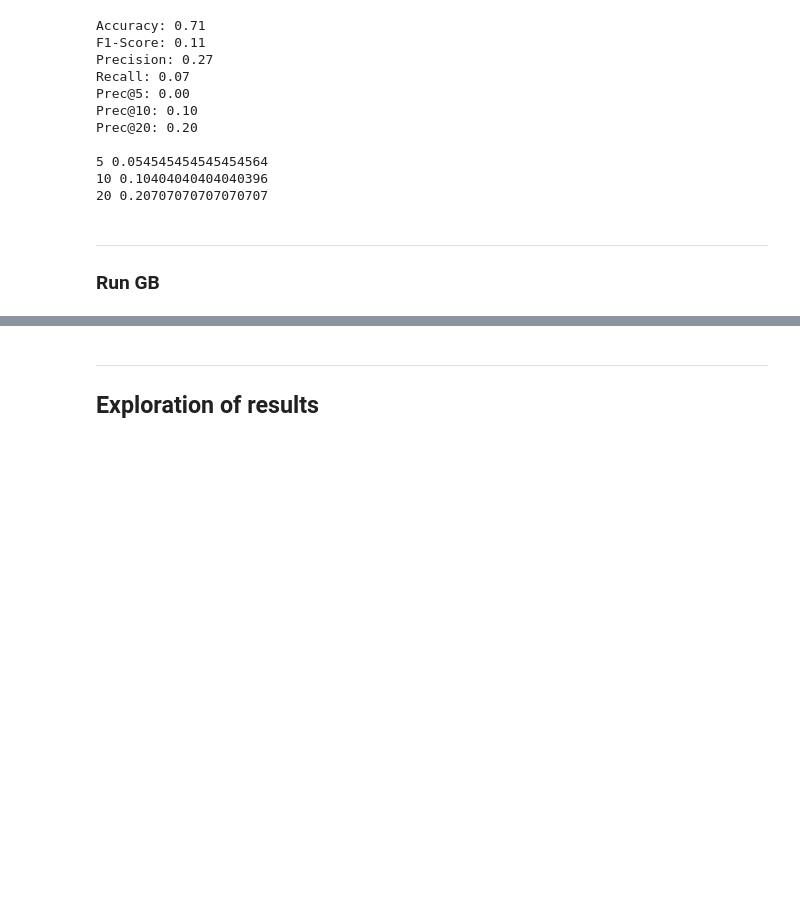
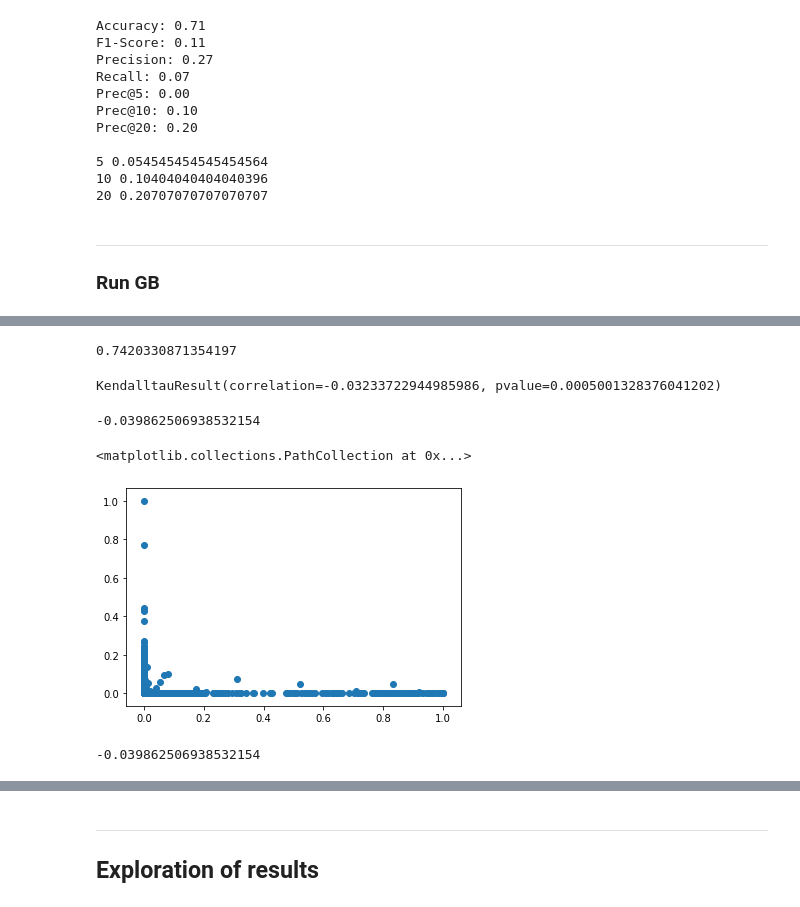
Before and after one commit to trouleau/var-wold, a Jupyter notebook: notebook/real-datasets/1-wt-email-Eu-core.ipynb, the cells around one changed output, grey strips where cells are left out. Drawn from its saved outputs; the diff is of its cells as text; code cells hidden in the pictures; blank space fills up the shorter version.

```diff
--- a/notebook/Data/1-wt-email-Eu-core.ipynb
+++ b/notebook/real-datasets/1-wt-email-Eu-core.ipynb
@@ -653,0 +658,17 @@ Prec@20: 0.05
+# %%
+tsvar.utils.metrics.relerr(adj_hat.flatten(), adjacency_true.flatten(), null_norm='none')
+# %% [output]
+0.7420330871354197
+# %%
+scipy.stats.kendalltau(adj_hat.flatten(), adjacency_true.flatten())
+# %% [output]
+KendalltauResult(correlation=-0.03233722944985986, pvalue=0.0005001328376041202)
+# %%
+tsvar.utils.metrics.mean_kendall_rank_corr(adj_hat.flatten(), adjacency_true.flatten())
+# %% [output]
+-0.039862506938532154
+# %%
+plt.scatter(adj_hat.flatten(), adjacency_true.flatten())
+# %% [output]
+<matplotlib.collections.PathCollection at 0x...>
+[figure, added]
@@ -653,0 +678,4 @@ Prec@20: 0.05
+# %%
+mean_rank_corr
+# %% [output]
+-0.039862506938532154
```
Also changed, not shown: parts of 9 cells of this notebook, 9 other files.
